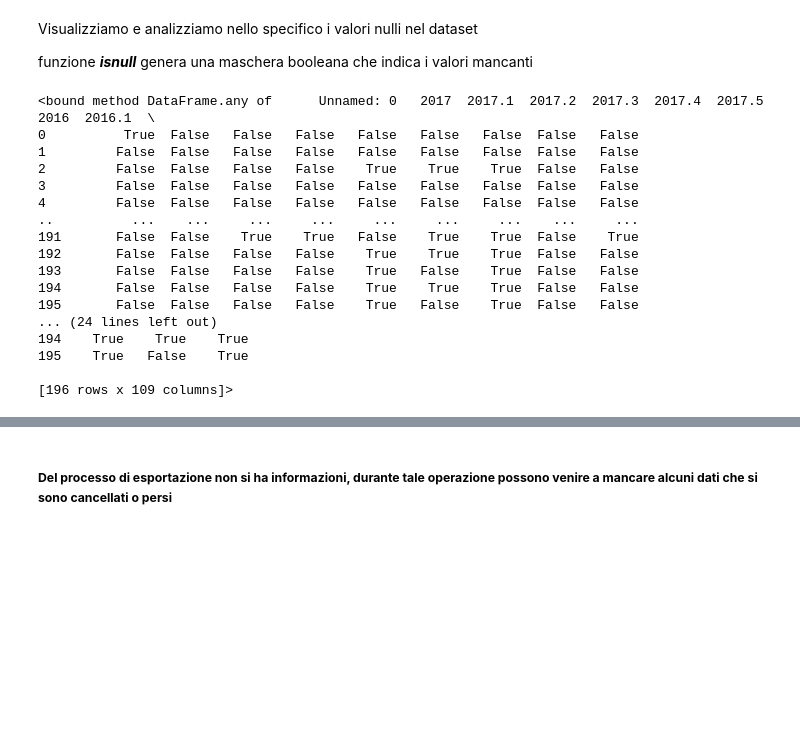
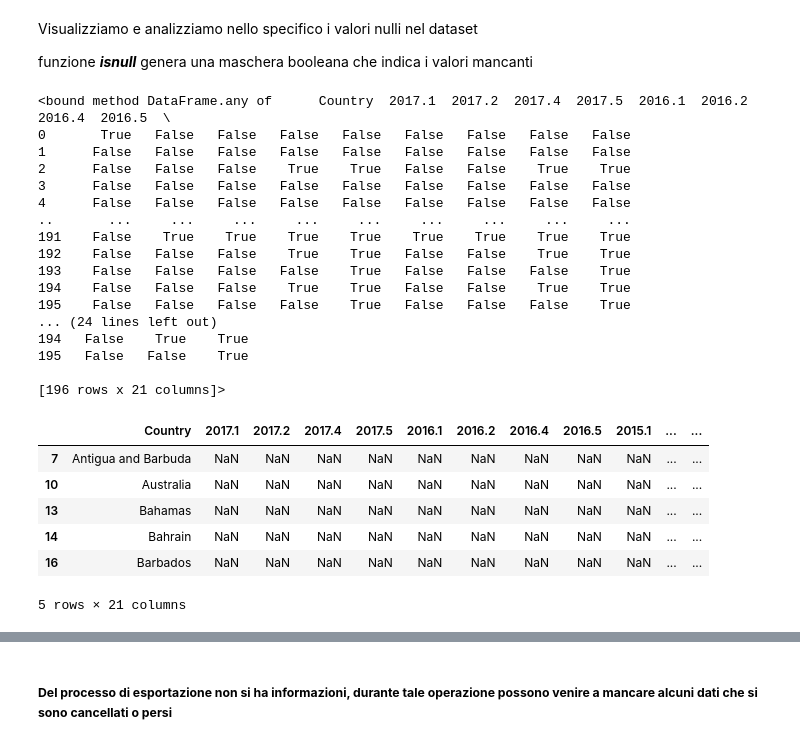
Before and after one commit to FRANCE2011/Uni-github, a Jupyter notebook: Sanitation and Global Health.ipynb, the cells around one changed output, grey strips where cells are left out. Saved outputs shown, nothing was run; the diff lists cells and outputs as text; code cells hidden in the pictures; blank space fills up the shorter version.

```diff
--- a/Sanitation and Global Health.ipynb
+++ b/Sanitation and Global Health.ipynb
@@ -118,23 +226,33 @@ Visualizziamo e analizziamo nello specifico i valori nulli nel dataset
 
 funzione ***isnull*** genera una maschera booleana che indica i valori mancanti
 # %%
-df_sanitation.isnull().any  # restituisce valore booleano
+dd.isnull().any  # restituisce valore booleano
 # sono presenti alcuni valori nulli in determinate righe, dunque nella nostra analisi possono esserci problemi dovuti a missing value
 # %% [output]
-<bound method DataFrame.any of      Unnamed: 0   2017  2017.1  2017.2  2017.3  2017.4  2017.5   2016  2016.1  \
-0          True  False   False   False   False   False   False  False   False
-1         False  False   False   False   False   False   False  False   False
-2         False  False   False   False    True    True    True  False   False
-3         False  False   False   False   False   False   False  False   False
-4         False  False   False   False   False   False   False  False   False
-..          ...    ...     ...     ...     ...     ...     ...    ...     ...
-191       False  False    True    True   False    True    True  False    True
-192       False  False   False   False    True    True    True  False   False
-193       False  False   False   False    True   False    True  False   False
-194       False  False   False   False    True    True    True  False   False
-195       False  False   False   False    True   False    True  False   False
+<bound method DataFrame.any of      Country  2017.1  2017.2  2017.4  2017.5  2016.1  2016.2  2016.4  2016.5  \
+0       True   False   False   False   False   False   False   False   False
+1      False   False   False   False   False   False   False   False   False
+2      False   False   False    True    True   False   False    True    True
+3      False   False   False   False   False   False   False   False   False
+4      False   False   False   False   False   False   False   False   False
+..       ...     ...     ...     ...     ...     ...     ...     ...     ...
+191    False    True    True    True    True    True    True    True    True
+192    False   False   False    True    True   False   False    True    True
+193    False   False   False   False    True   False   False   False    True
+194    False   False   False    True    True   False   False    True    True
+195    False   False   False   False    True   False   False   False    True
 ... (24 lines left out)
-194    True    True    True
-195    True   False    True
+194   False    True    True
+195   False   False    True
 
-[196 rows x 109 columns]>
+[196 rows x 21 columns]>
+# %%
+dd[dd['2017.1'].isnull()].head()   # alcuni dati sono mancanti perchè non corrispondono a nessuna etichetta
+# %% [output]
+|  | Country | 2017.1 | 2017.2 | 2017.4 | 2017.5 | 2016.1 | 2016.2 | 2016.4 | 2016.5 | 2015.1 | ... | ... |
+| 7 | Antigua and Barbuda | NaN | NaN | NaN | NaN | NaN | NaN | NaN | NaN | NaN | ... | ... |
+| 10 | Australia | NaN | NaN | NaN | NaN | NaN | NaN | NaN | NaN | NaN | ... | ... |
+| 13 | Bahamas | NaN | NaN | NaN | NaN | NaN | NaN | NaN | NaN | NaN | ... | ... |
+| 14 | Bahrain | NaN | NaN | NaN | NaN | NaN | NaN | NaN | NaN | NaN | ... | ... |
+| 16 | Barbados | NaN | NaN | NaN | NaN | NaN | NaN | NaN | NaN | NaN | ... | ... |
+5 rows × 21 columns
```
Also changed, not shown: parts of 35 cells of this notebook.
